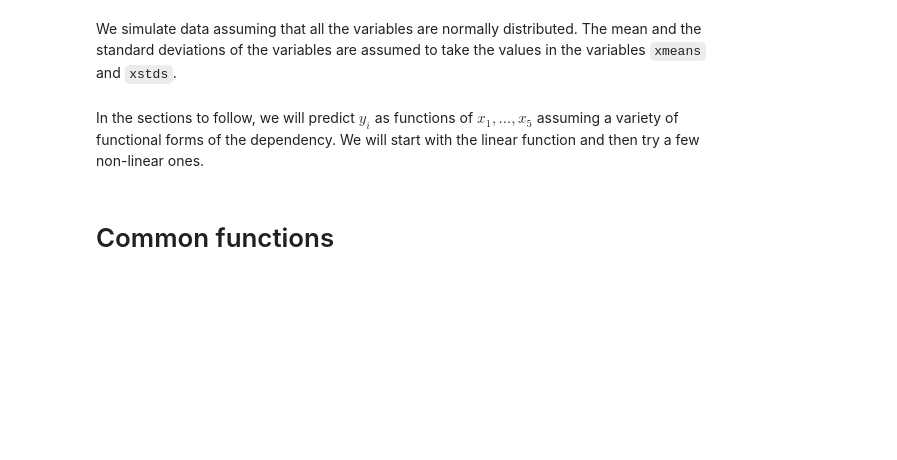
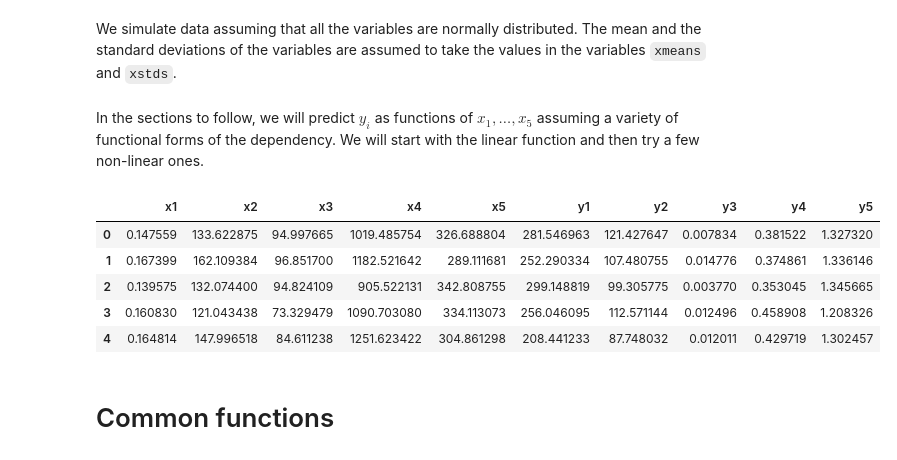
Before and after one commit to amey-joshi/am, a Jupyter notebook: optim/Multi_objective_optimization.ipynb, the cells around one changed output. Saved outputs shown, nothing was run; the diff lists cells and outputs as text; code cells hidden in the pictures; blank space fills up the shorter version.

```diff
--- a/optim/Multi_objective_optimization.ipynb
+++ b/optim/Multi_objective_optimization.ipynb
@@ -36,6 +36,15 @@ data = pd.DataFrame({'x1': x1, 'x2': x2, 'x3': x3, 'x4': x4, 'x5': x5,
                      'y1': y1, 'y2': y2, 'y3': y3, 'y4': y4, 'y5': y5,})
 # %% [markdown]
 In the sections to follow, we will predict $y_i$ as functions of $x_1, \ldots, x_5$ assuming a variety of functional forms of the dependency. We will start with the linear function and then try a few non-linear ones.
+# %%
+data.head()
+# %% [output]
+|  | x1 | x2 | x3 | x4 | x5 | y1 | y2 | y3 | y4 | y5 |
+| 0 | 0.147559 | 133.622875 | 94.997665 | 1019.485754 | 326.688804 | 281.546963 | 121.427647 | 0.007834 | 0.381522 | 1.327320 |
+| 1 | 0.167399 | 162.109384 | 96.851700 | 1182.521642 | 289.111681 | 252.290334 | 107.480755 | 0.014776 | 0.374861 | 1.336146 |
+| 2 | 0.139575 | 132.074400 | 94.824109 | 905.522131 | 342.808755 | 299.148819 | 99.305775 | 0.003770 | 0.353045 | 1.345665 |
+| 3 | 0.160830 | 121.043438 | 73.329479 | 1090.703080 | 334.113073 | 256.046095 | 112.571144 | 0.012496 | 0.458908 | 1.208326 |
+| 4 | 0.164814 | 147.996518 | 84.611238 | 1251.623422 | 304.861298 | 208.441233 | 87.748032 | 0.012011 | 0.429719 | 1.302457 |
 # %% [markdown]
 # Common functions
 # %%
```
Also changed, not shown: parts of 28 cells of this notebook.
